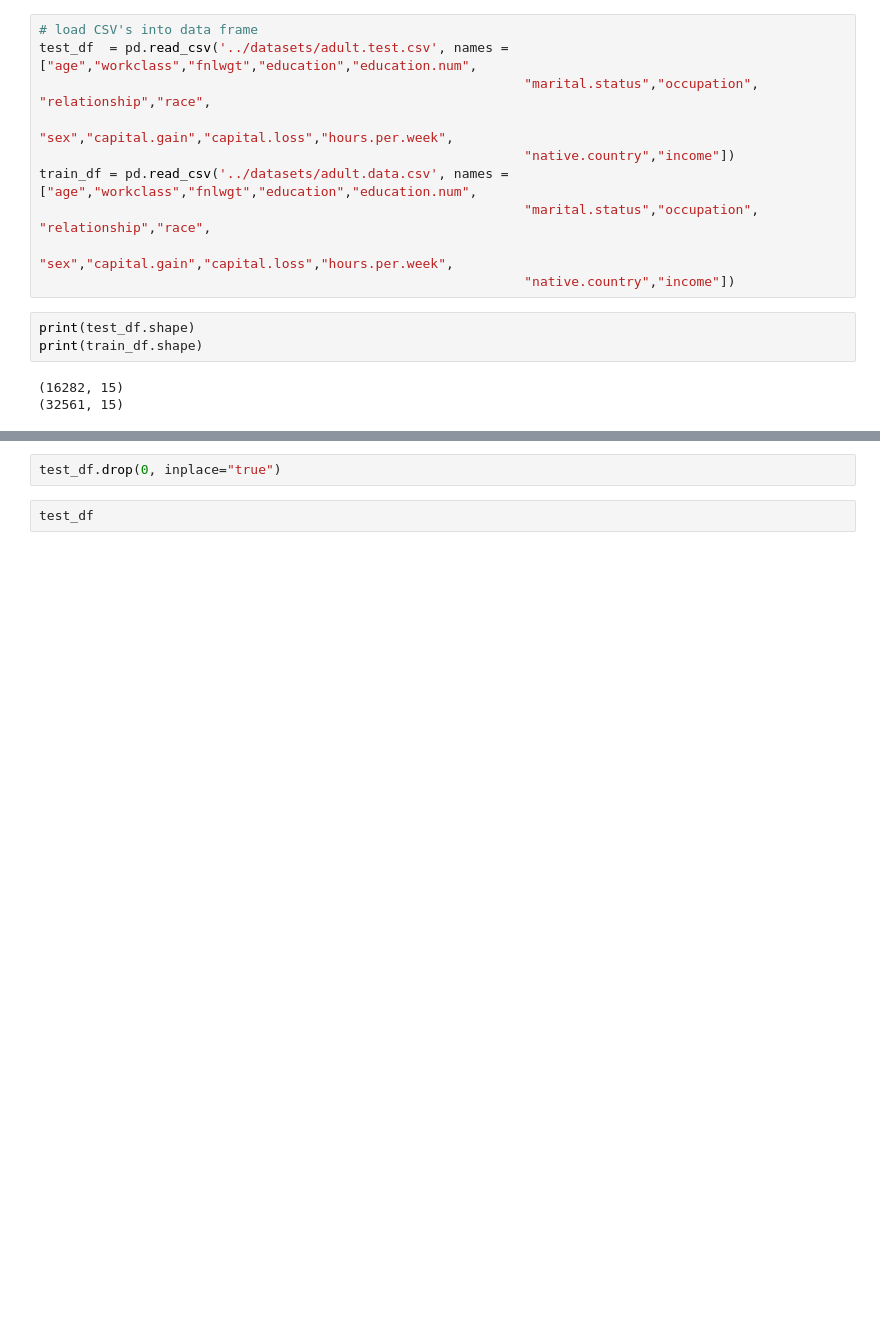
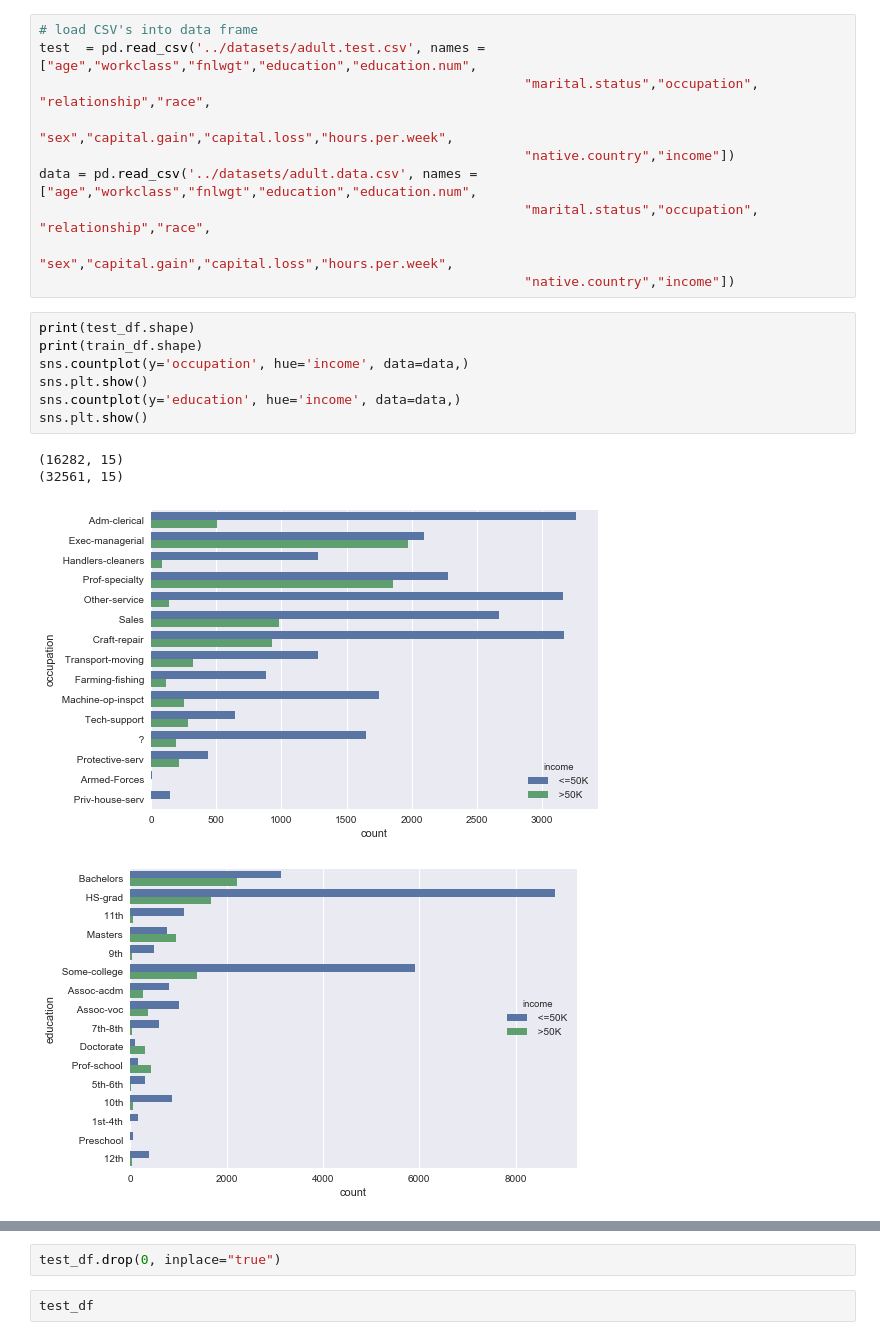
Before and after one commit to JoeHowarth/Fun_w_TensorFlow, a Jupyter notebook: Census_Income_Proj/adult_income.ipynb, the cells around one changed output, grey strips where cells are left out. Saved outputs shown, nothing was run; the diff lists cells and outputs as text; blank space fills up the shorter version.

```diff
--- a/Census_Income_Proj/adult_income.ipynb
+++ b/Census_Income_Proj/adult_income.ipynb
@@ -4,16 +21,22 @@ import pandas as pd
 # %%
 # load CSV's into data frame
-test_df  = pd.read_csv('../datasets/adult.test.csv', names = ["age","workclass","fnlwgt","education","education.num",
+test  = pd.read_csv('../datasets/adult.test.csv', names = ["age","workclass","fnlwgt","education","education.num",
                                                               "marital.status","occupation", "relationship","race",
                                                               "sex","capital.gain","capital.loss","hours.per.week",
                                                               "native.country","income"])
-train_df = pd.read_csv('../datasets/adult.data.csv', names = ["age","workclass","fnlwgt","education","education.num",
+data = pd.read_csv('../datasets/adult.data.csv', names = ["age","workclass","fnlwgt","education","education.num",
                                                               "marital.status","occupation", "relationship","race",
                                                               "sex","capital.gain","capital.loss","hours.per.week",
                                                               "native.country","income"])
-# %%
-print(test_df.shape)
-print(train_df.shape)
-# %% [output]
-(16282, 15)
-(32561, 15)
+# %%
+print(test_df.shape)
+print(train_df.shape)
+sns.countplot(y='occupation', hue='income', data=data,)
+sns.plt.show()
+sns.countplot(y='education', hue='income', data=data,)
+sns.plt.show()
+# %% [output]
+(16282, 15)
+(32561, 15)
+[figure, added]
+[figure, added]
```
Also changed, not shown: parts of 12 cells of this notebook, 15 other files.
